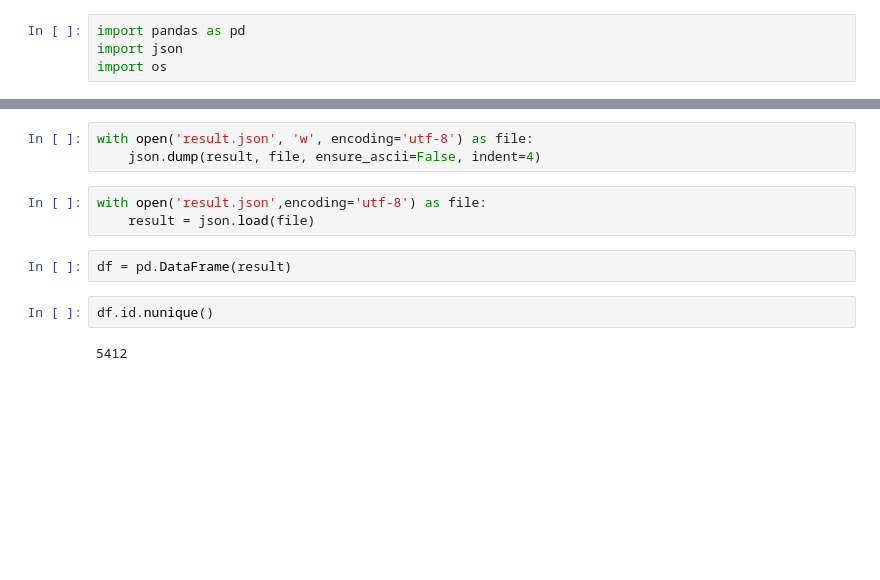
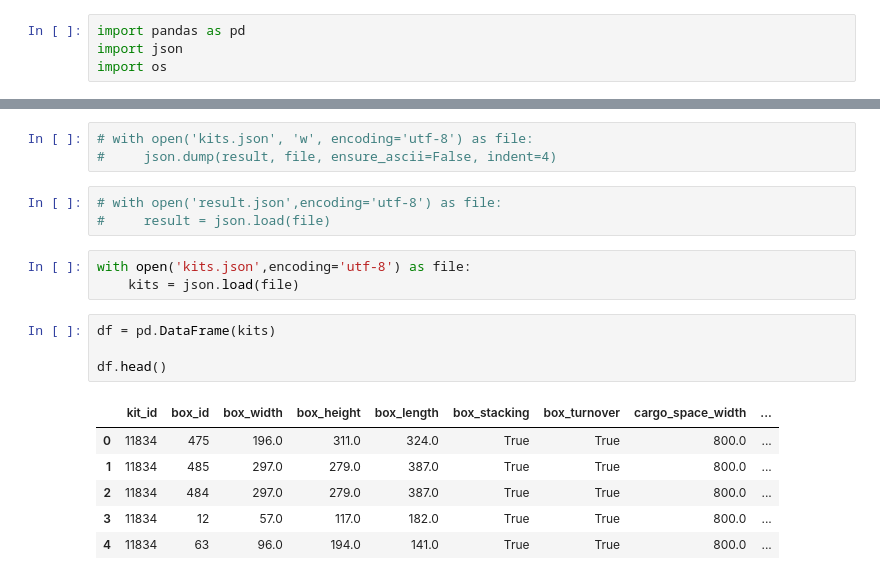
Before and after one commit to esvesv/gaprix, a Jupyter notebook: Untitled.ipynb, the cells around one changed output, grey strips where cells are left out. Drawn from its saved outputs; the diff is of its cells as text; blank space fills up the shorter version.

```diff
--- a/Untitled.ipynb
+++ b/Untitled.ipynb
@@ -24,13 +27,21 @@ for file_name in files_names:
 # %%
-with open('result.json', 'w', encoding='utf-8') as file:
-    json.dump(result, file, ensure_ascii=False, indent=4)
+# with open('kits.json', 'w', encoding='utf-8') as file:
+#     json.dump(result, file, ensure_ascii=False, indent=4)
 # %%
-with open('result.json',encoding='utf-8') as file:
-    result = json.load(file)
+# with open('result.json',encoding='utf-8') as file:
+#     result = json.load(file)
-# %%
-df = pd.DataFrame(result)
-# %%
-df.id.nunique()
-# %% [output]
-5412
+# %%
+with open('kits.json',encoding='utf-8') as file:
+    kits = json.load(file)
+# %%
+df = pd.DataFrame(kits)
+
+df.head()
+# %% [output]
+|  | kit_id | box_id | box_width | box_height | box_length | box_stacking | box_turnover | cargo_space_width | ... |
+| 0 | 11834 | 475 | 196.0 | 311.0 | 324.0 | True | True | 800.0 | ... |
+| 1 | 11834 | 485 | 297.0 | 279.0 | 387.0 | True | True | 800.0 | ... |
+| 2 | 11834 | 484 | 297.0 | 279.0 | 387.0 | True | True | 800.0 | ... |
+| 3 | 11834 | 12 | 57.0 | 117.0 | 182.0 | True | True | 800.0 | ... |
+| 4 | 11834 | 63 | 96.0 | 194.0 | 141.0 | True | True | 800.0 | ... |
 # %%
```
Also changed, not shown: parts of 10 cells of this notebook, 1 other file.
